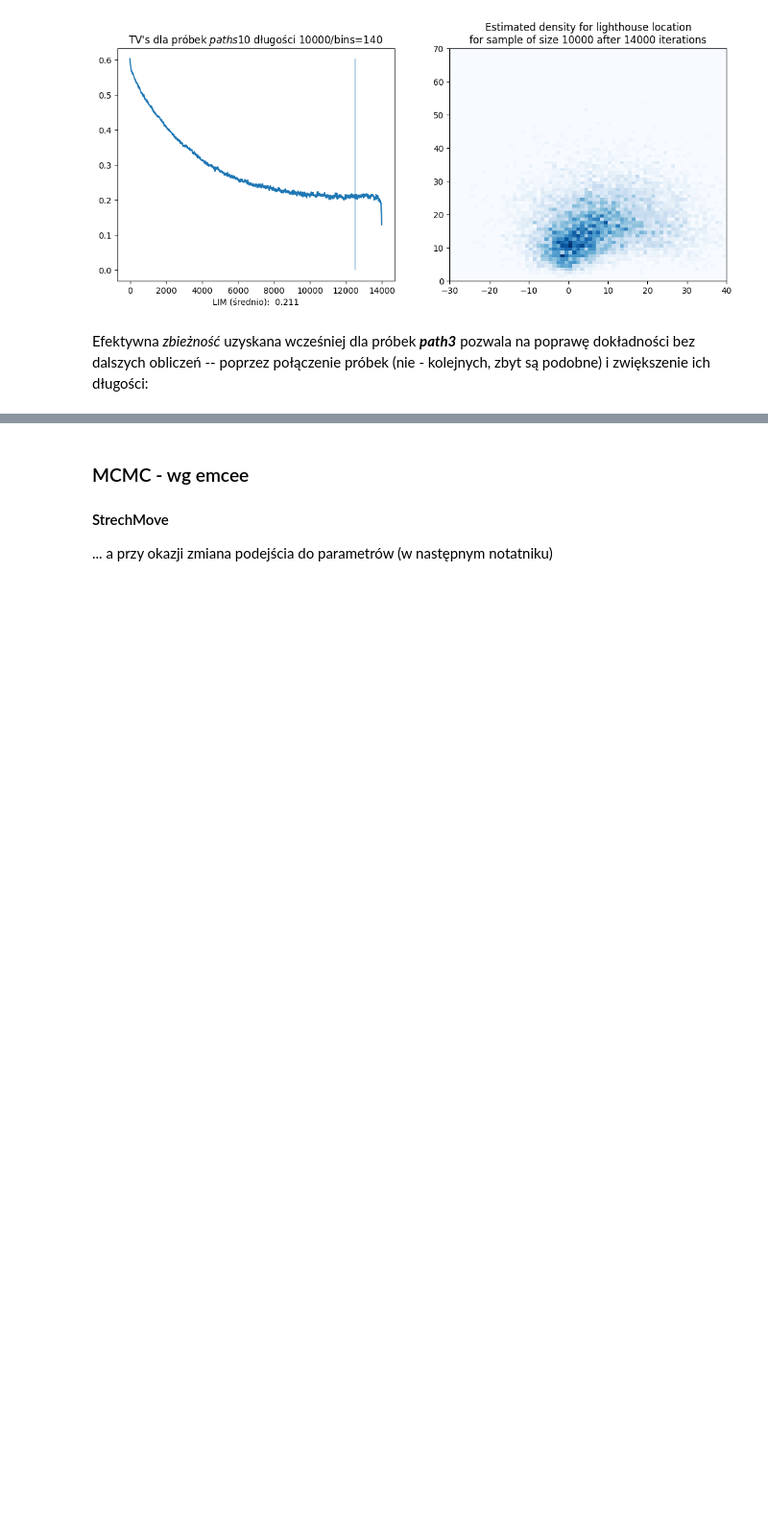
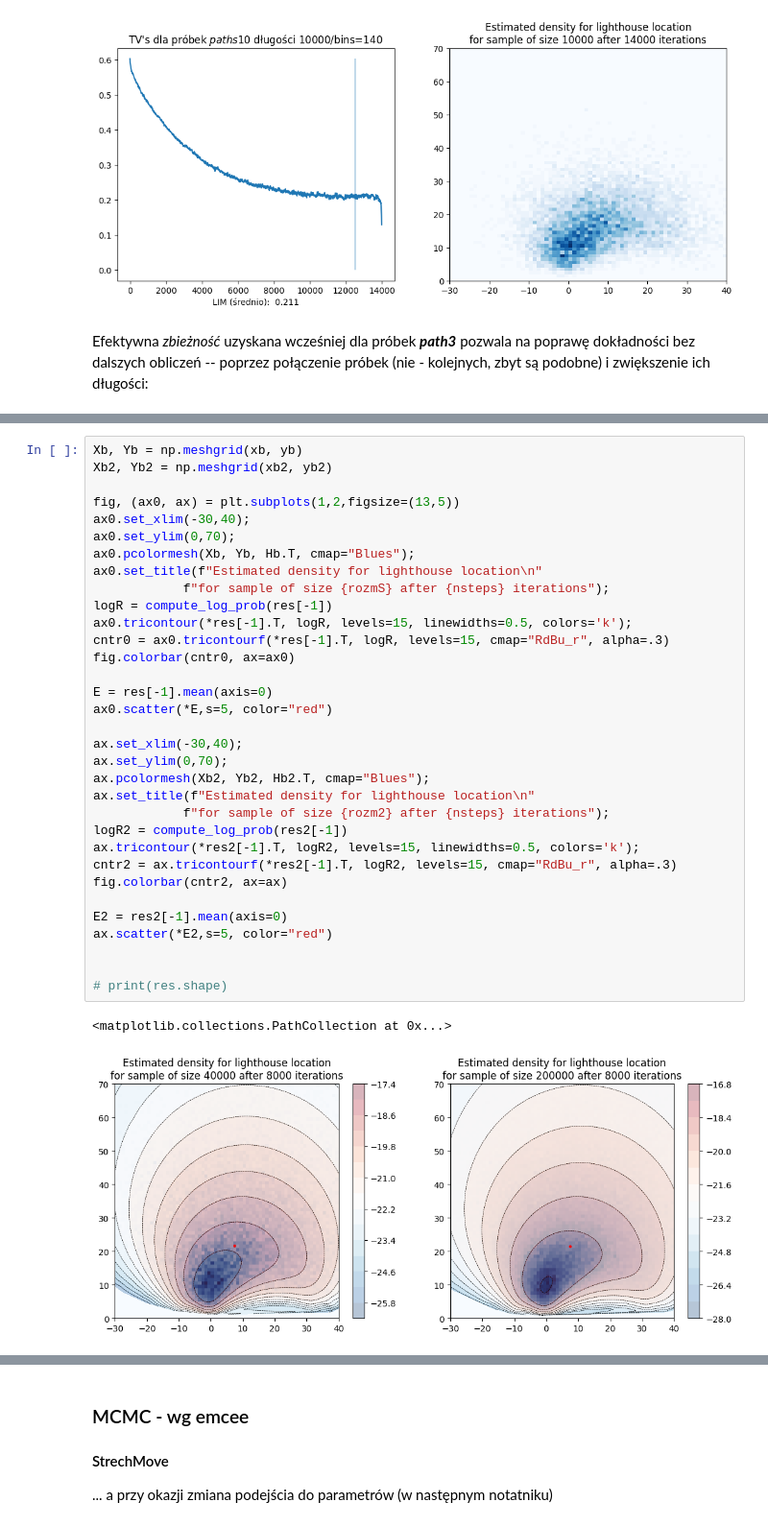
Before and after one commit to GrzegorzAndrzejczak/Programowanie-w-Pythonie, a Jupyter notebook: CASE-lighthouse.ipynb, the cells around one changed output, grey strips where cells are left out. Shown at 96% size. Cells and saved outputs as stored; diff of their text form; blank space fills up the shorter version.

```diff
--- a/CASE-lighthouse.ipynb
+++ b/CASE-lighthouse.ipynb
@@ -221,0 +240,36 @@ Estymowana wartość oczekiwana porametrów: [ 7.4632416 21.722013 ]
+# %%
+Xb, Yb = np.meshgrid(xb, yb)
+Xb2, Yb2 = np.meshgrid(xb2, yb2)
+
+fig, (ax0, ax) = plt.subplots(1,2,figsize=(13,5))
+ax0.set_xlim(-30,40);
+ax0.set_ylim(0,70);
+ax0.pcolormesh(Xb, Yb, Hb.T, cmap="Blues");
+ax0.set_title(f"Estimated density for lighthouse location\n"
+            f"for sample of size {rozmS} after {nsteps} iterations");
+logR = compute_log_prob(res[-1])
+ax0.tricontour(*res[-1].T, logR, levels=15, linewidths=0.5, colors='k');
+cntr0 = ax0.tricontourf(*res[-1].T, logR, levels=15, cmap="RdBu_r", alpha=.3)
+fig.colorbar(cntr0, ax=ax0)
+
+E = res[-1].mean(axis=0)
+ax0.scatter(*E,s=5, color="red")
+
+ax.set_xlim(-30,40);
+ax.set_ylim(0,70);
+ax.pcolormesh(Xb2, Yb2, Hb2.T, cmap="Blues");
+ax.set_title(f"Estimated density for lighthouse location\n"
+            f"for sample of size {rozm2} after {nsteps} iterations");
+logR2 = compute_log_prob(res2[-1])
+ax.tricontour(*res2[-1].T, logR2, levels=15, linewidths=0.5, colors='k');
+cntr2 = ax.tricontourf(*res2[-1].T, logR2, levels=15, cmap="RdBu_r", alpha=.3)
+fig.colorbar(cntr2, ax=ax)
+
+E2 = res2[-1].mean(axis=0)
+ax.scatter(*E2,s=5, color="red")
+
+
+# print(res.shape)
+# %% [output]
+<matplotlib.collections.PathCollection at 0x...>
+[figure, added]
```
Also changed, not shown: parts of 3 cells of this notebook.
